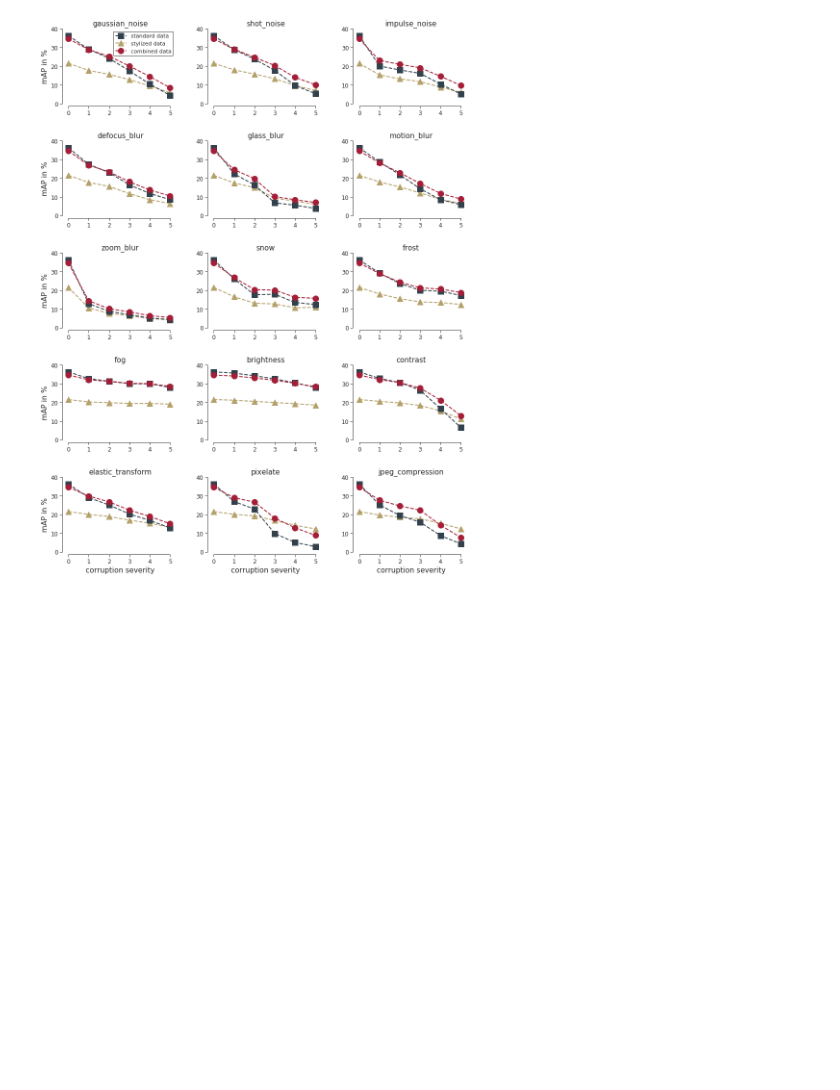
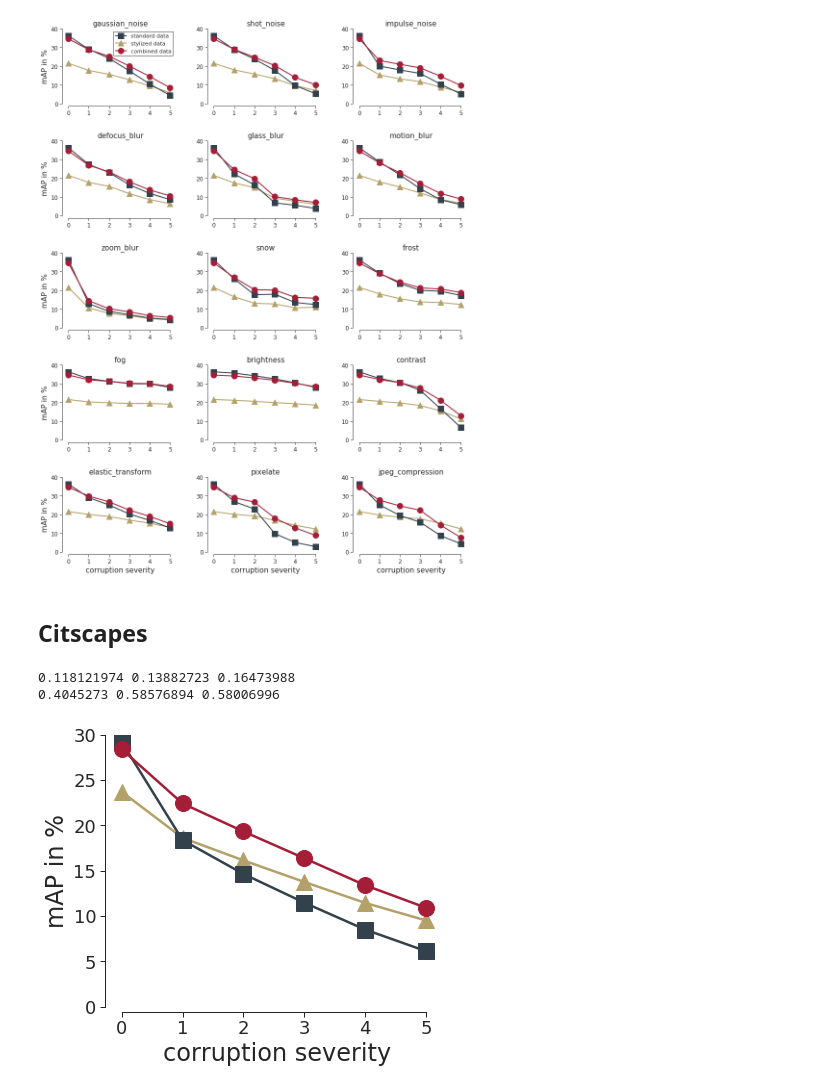
Before and after one commit to bethgelab/robust-detection-benchmark, a Jupyter notebook: data-analysis/plotting.ipynb, the cells around one changed output. Cells and saved outputs as stored; diff of their text form; code cells hidden in the pictures; blank space fills up the shorter version.

```diff
--- a/data-analysis/plotting.ipynb
+++ b/data-analysis/plotting.ipynb
@@ -368,3 +374,61 @@ plt.show()
 fig.savefig(pjoin(figures_dir, "coco_corruption_individual.pdf"), bbox_inches='tight')
 # %% [output]
 [figure]
+# %% [markdown]
+## Citscapes
+# %%
+with open(pjoin(result_dir, "faster_rcnn_r50_fpn_1x_1gpu_city_all_1-5_results.pkl"), "rb") as f:
+    city_out = pickle.load(f)
+with open(pjoin(result_dir, "faster_rcnn_r50_fpn_1x_1gpu_scity_all_1-5_results.pkl"), "rb") as f:
+    scity_out = pickle.load(f)
+with open(pjoin(result_dir, "faster_rcnn_r50_fpn_1x_1gpu_cityscity_all_1-5_results.pkl"), "rb") as f:
+    city_scity_out = pickle.load(f)
+
+distortions = get_distortions(city_out)
+# %%
+city_results = get_results_coco_cityscapes(city_out, base_performance=0.292)
+scity_results = get_results_coco_cityscapes(scity_out, base_performance=0.237)
+city_scity_results = get_results_coco_cityscapes(city_scity_out, base_performance=0.284)
+# %%
+# absolute performance under corruption
+print(np.mean(city_results[:15,1:]),
+      np.mean(scity_results[:15,1:]),
+      np.mean(city_scity_results[:15,1:]))
+
+    # realtive performance
+print(np.mean(city_results[:15,1:])/city_results[0,0],
+      np.mean(scity_results[:15,1:])/scity_results[0,0],
+      np.mean(city_scity_results[:15,1:])/city_scity_results[0,0])
+# %% [output]
+0.118121974 0.13882723 0.16473988
+0.4045273 0.58576894 0.58006996
+# %%
+# Cityscapes combined results
+
+fig = plt.figure(figsize = (combined_plot_width, combined_plot_height))
+
+ax = plt.subplot(1,1,1)
+
+plt.plot(list(range(6)), np.mean(city_results[:15,:], axis=0) * 100,
+         's-', zorder=2, color=col_clean, label='coco', markersize=markersize,
+        linewidth=linewidth)
+plt.plot(list(range(6)), np.mean(scity_results[:15,:], axis=0) * 100,
+         '^-', zorder=1, color=col_stylized, label='stylized coco', markersize=markersize,
+        linewidth=linewidth)
+plt.plot(list(range(6)), np.mean(city_scity_results[:15,:], axis=0) * 100,
+         'o-', zorder=3, color=col_combined, label='combined', markersize=markersize,
+        linewidth=linewidth)
+
+
+plt.xlabel('corruption severity', fontsize=fontsize)
+plt.ylabel('mAP in %', fontsize=fontsize)
+plt.axis([axis_start, axis_end, 0, 30])
+ax.tick_params(axis='both', which='major', labelsize=labelsize)
+
+sns.despine(trim=True, offset=5)
+
+plt.show()
+
+fig.savefig(pjoin(figures_dir, "cityscapes_corruption_overall.pdf"), bbox_inches='tight')
+# %% [output]
+[figure, added]
```
Also changed, not shown: parts of 11 cells of this notebook, 9 other files.
